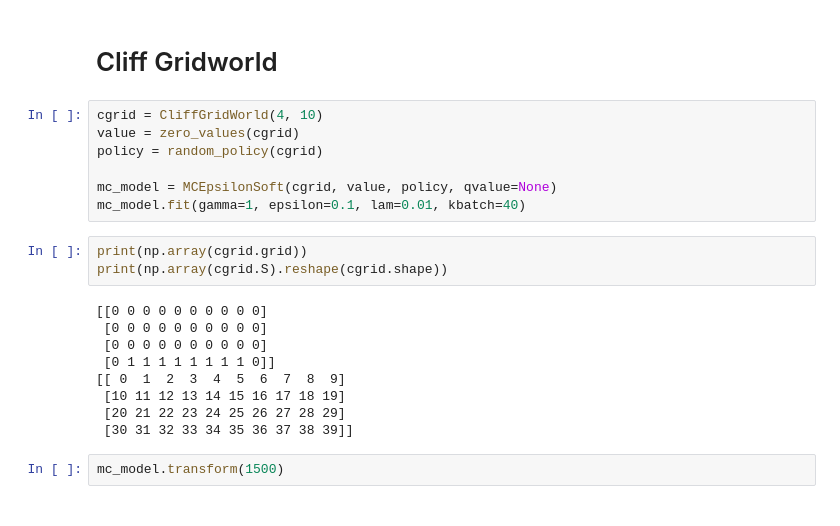
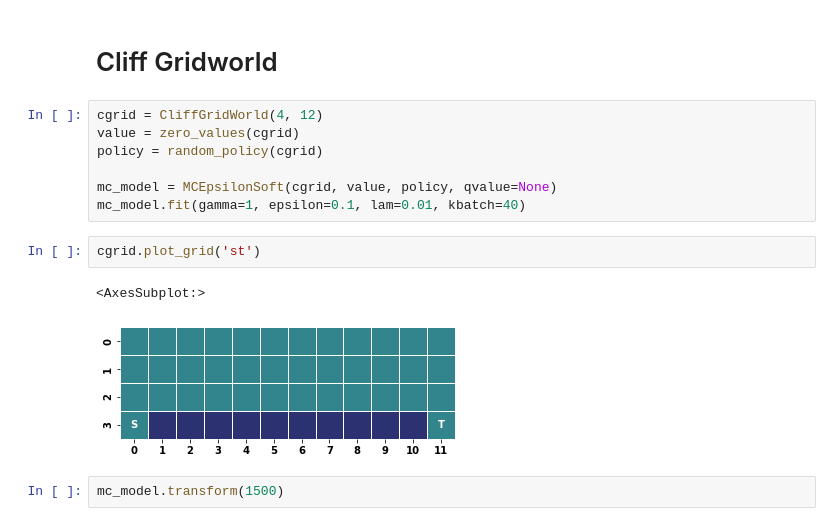
Before and after one commit to WHITSNAK/rflearn, a Jupyter notebook: notebooks/chapter 5.ipynb, the cells around one changed output. Drawn from its saved outputs; the diff is of its cells as text.

```diff
--- a/notebooks/chapter 5.ipynb
+++ b/notebooks/chapter 5.ipynb
@@ -14,24 +14,17 @@ The autoreload extension is already loaded. To reload it, use:
 # %% [markdown]
 # Cliff Gridworld
 # %%
-cgrid = CliffGridWorld(4, 10)
+cgrid = CliffGridWorld(4, 12)
 value = zero_values(cgrid)
 policy = random_policy(cgrid)
 
 mc_model = MCEpsilonSoft(cgrid, value, policy, qvalue=None)
 mc_model.fit(gamma=1, epsilon=0.1, lam=0.01, kbatch=40)
-# %%
-print(np.array(cgrid.grid))
-print(np.array(cgrid.S).reshape(cgrid.shape))
-# %% [output]
-[[0 0 0 0 0 0 0 0 0 0]
- [0 0 0 0 0 0 0 0 0 0]
- [0 0 0 0 0 0 0 0 0 0]
- [0 1 1 1 1 1 1 1 1 0]]
-[[ 0  1  2  3  4  5  6  7  8  9]
- [10 11 12 13 14 15 16 17 18 19]
- [20 21 22 23 24 25 26 27 28 29]
- [30 31 32 33 34 35 36 37 38 39]]
+# %%
+cgrid.plot_grid('st')
+# %% [output]
+<AxesSubplot:>
+[figure, added]
 # %%
 mc_model.transform(1500)
 # %%
```
Also changed, not shown: 4 other files.
